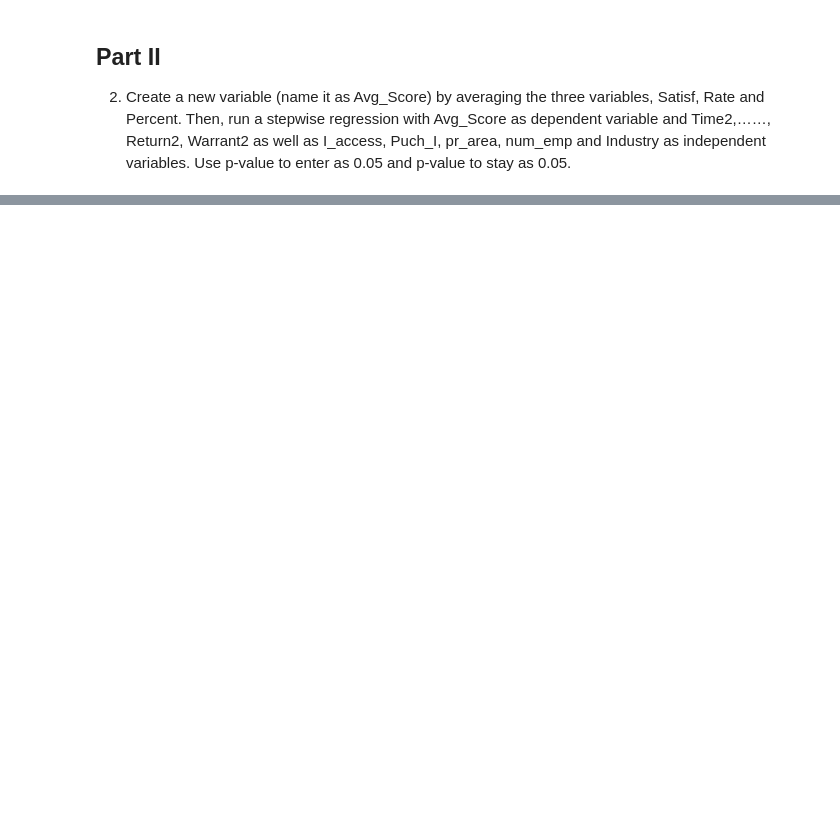
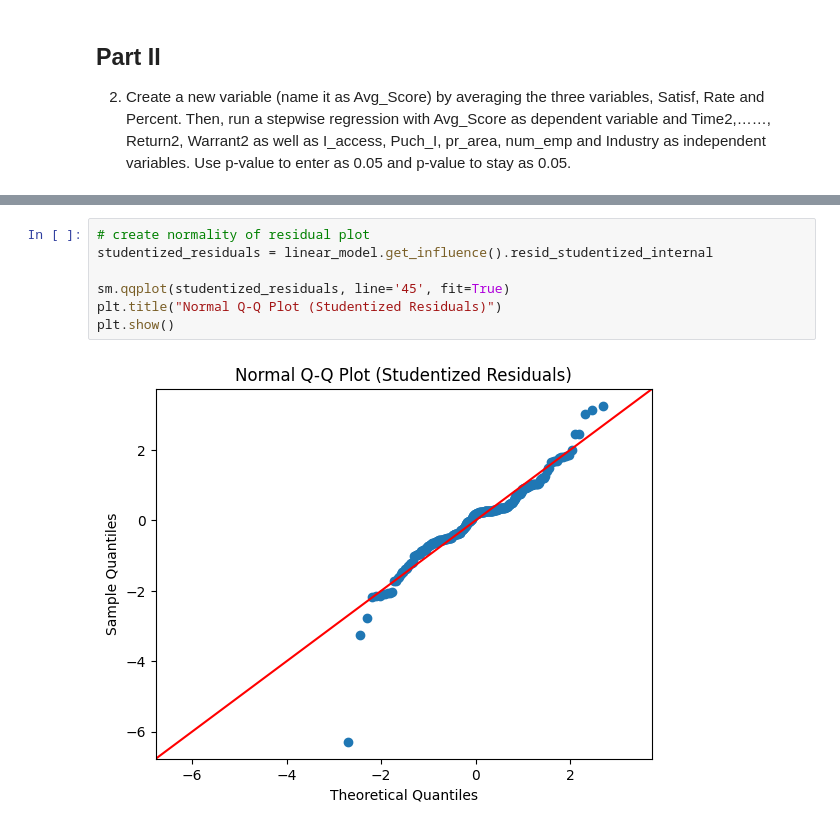
Before and after one commit to Chase-Wolters/Data-Science-Projects, a Jupyter notebook: Daily_Practice/HW2.ipynb, the cells around one changed output, grey strips where cells are left out. Saved outputs shown, nothing was run; the diff lists cells and outputs as text; blank space fills up the shorter version.

```diff
--- a/Daily_Practice/HW2.ipynb
+++ b/Daily_Practice/HW2.ipynb
@@ -173,0 +319,9 @@ build_linear_regression_stepwise_based(model_df2, "Avg_Score",['time2',
+# %%
+# create normality of residual plot
+studentized_residuals = linear_model.get_influence().resid_studentized_internal
+
+sm.qqplot(studentized_residuals, line='45', fit=True)
+plt.title("Normal Q-Q Plot (Studentized Residuals)")
+plt.show()
+# %% [output]
+[figure, added]
```
Also changed, not shown: parts of 15 cells of this notebook.
